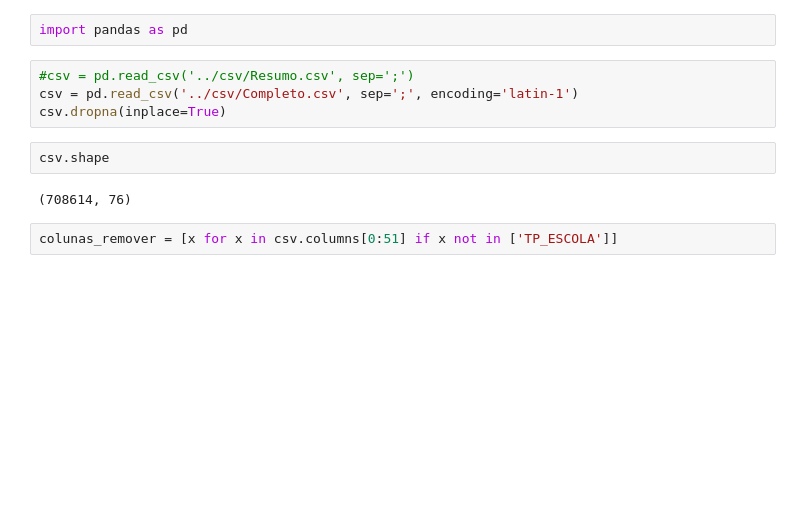
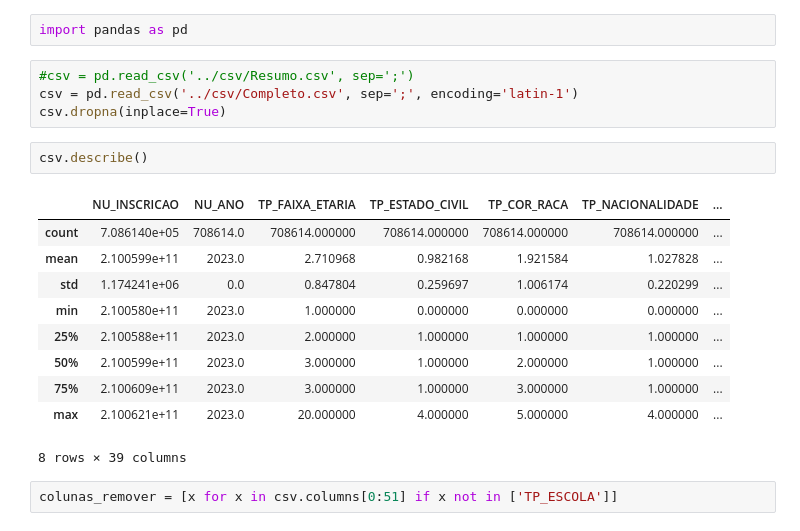
Before and after one commit to MuriloFPC/FIAP_ML01_F3, a Jupyter notebook: Analysis/Analysis.ipynb, the cells around one changed output. Saved outputs shown, nothing was run; the diff lists cells and outputs as text; blank space fills up the shorter version.

```diff
--- a/Analysis/Analysis.ipynb
+++ b/Analysis/Analysis.ipynb
@@ -5,9 +5,18 @@ import pandas as pd
 csv = pd.read_csv('../csv/Completo.csv', sep=';', encoding='latin-1')
 csv.dropna(inplace=True)
 # %%
-csv.shape
+csv.describe()
 # %% [output]
+|  | NU_INSCRICAO | NU_ANO | TP_FAIXA_ETARIA | TP_ESTADO_CIVIL | TP_COR_RACA | TP_NACIONALIDADE | ... |
+| count | 7.086140e+05 | 708614.0 | 708614.000000 | 708614.000000 | 708614.000000 | 708614.000000 | ... |
+| mean | 2.100599e+11 | 2023.0 | 2.710968 | 0.982168 | 1.921584 | 1.027828 | ... |
+| std | 1.174241e+06 | 0.0 | 0.847804 | 0.259697 | 1.006174 | 0.220299 | ... |
+| min | 2.100580e+11 | 2023.0 | 1.000000 | 0.000000 | 0.000000 | 0.000000 | ... |
+| 25% | 2.100588e+11 | 2023.0 | 2.000000 | 1.000000 | 1.000000 | 1.000000 | ... |
+| 50% | 2.100599e+11 | 2023.0 | 3.000000 | 1.000000 | 2.000000 | 1.000000 | ... |
+| 75% | 2.100609e+11 | 2023.0 | 3.000000 | 1.000000 | 3.000000 | 1.000000 | ... |
+| max | 2.100621e+11 | 2023.0 | 20.000000 | 4.000000 | 5.000000 | 4.000000 | ... |
-(708614, 76)
+8 rows × 39 columns
 # %%
 colunas_remover = [x for x in csv.columns[0:51] if x not in ['TP_ESCOLA']]
 # %%
```
Also changed, not shown: parts of 2 cells of this notebook, 3 other files.
